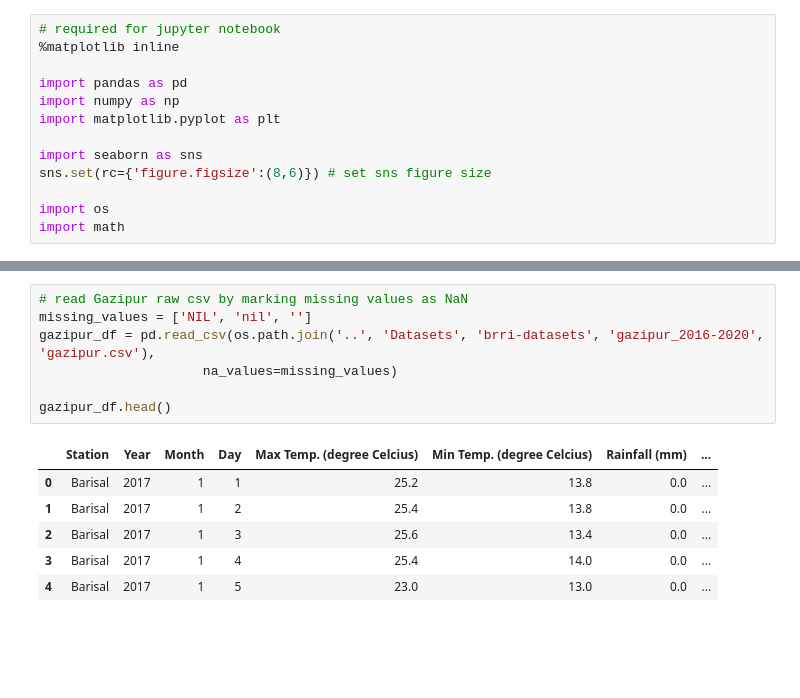
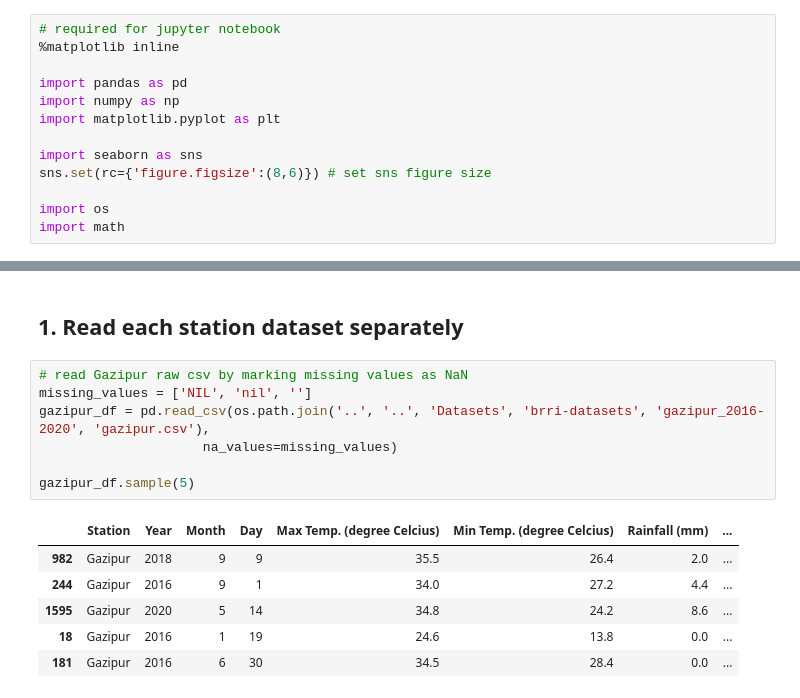
Before and after one commit to RifatIslamOmio/Weather-WaterLevel-Prediction-ML, a Jupyter notebook: Notebooks/brri-dataset/brri-dataset_pre-process_weekly-avg.ipynb, the cells around one changed output, grey strips where cells are left out. Cells and saved outputs as stored; diff of their text form; blank space fills up the shorter version.

```diff
--- a/Notebooks/brri-dataset/brri-dataset_pre-process_weekly-avg.ipynb
+++ b/Notebooks/brri-dataset/brri-dataset_pre-process_weekly-avg.ipynb
@@ -47,14 +14,16 @@ def show_corr_heatmap(df):
+# %% [markdown]
+## 1. Read each station dataset separately
 # %%
 # read Gazipur raw csv by marking missing values as NaN
 missing_values = ['NIL', 'nil', '']
-gazipur_df = pd.read_csv(os.path.join('..', 'Datasets', 'brri-datasets', 'gazipur_2016-2020', 'gazipur.csv'),
+gazipur_df = pd.read_csv(os.path.join('..', '..', 'Datasets', 'brri-datasets', 'gazipur_2016-2020', 'gazipur.csv'),
                      na_values=missing_values)
 
-gazipur_df.head()
+gazipur_df.sample(5)
 # %% [output]
 |  | Station | Year | Month | Day | Max Temp. (degree Celcius) | Min Temp. (degree Celcius) | Rainfall (mm) | ... |
-| 0 | Barisal | 2017 | 1 | 1 | 25.2 | 13.8 | 0.0 | ... |
-| 1 | Barisal | 2017 | 1 | 2 | 25.4 | 13.8 | 0.0 | ... |
-| 2 | Barisal | 2017 | 1 | 3 | 25.6 | 13.4 | 0.0 | ... |
-| 3 | Barisal | 2017 | 1 | 4 | 25.4 | 14.0 | 0.0 | ... |
-| 4 | Barisal | 2017 | 1 | 5 | 23.0 | 13.0 | 0.0 | ... |
+| 982 | Gazipur | 2018 | 9 | 9 | 35.5 | 26.4 | 2.0 | ... |
+| 244 | Gazipur | 2016 | 9 | 1 | 34.0 | 27.2 | 4.4 | ... |
+| 1595 | Gazipur | 2020 | 5 | 14 | 34.8 | 24.2 | 8.6 | ... |
+| 18 | Gazipur | 2016 | 1 | 19 | 24.6 | 13.8 | 0.0 | ... |
+| 181 | Gazipur | 2016 | 6 | 30 | 34.5 | 28.4 | 0.0 | ... |
```
Also changed, not shown: parts of 32 cells of this notebook, 4 other files.
